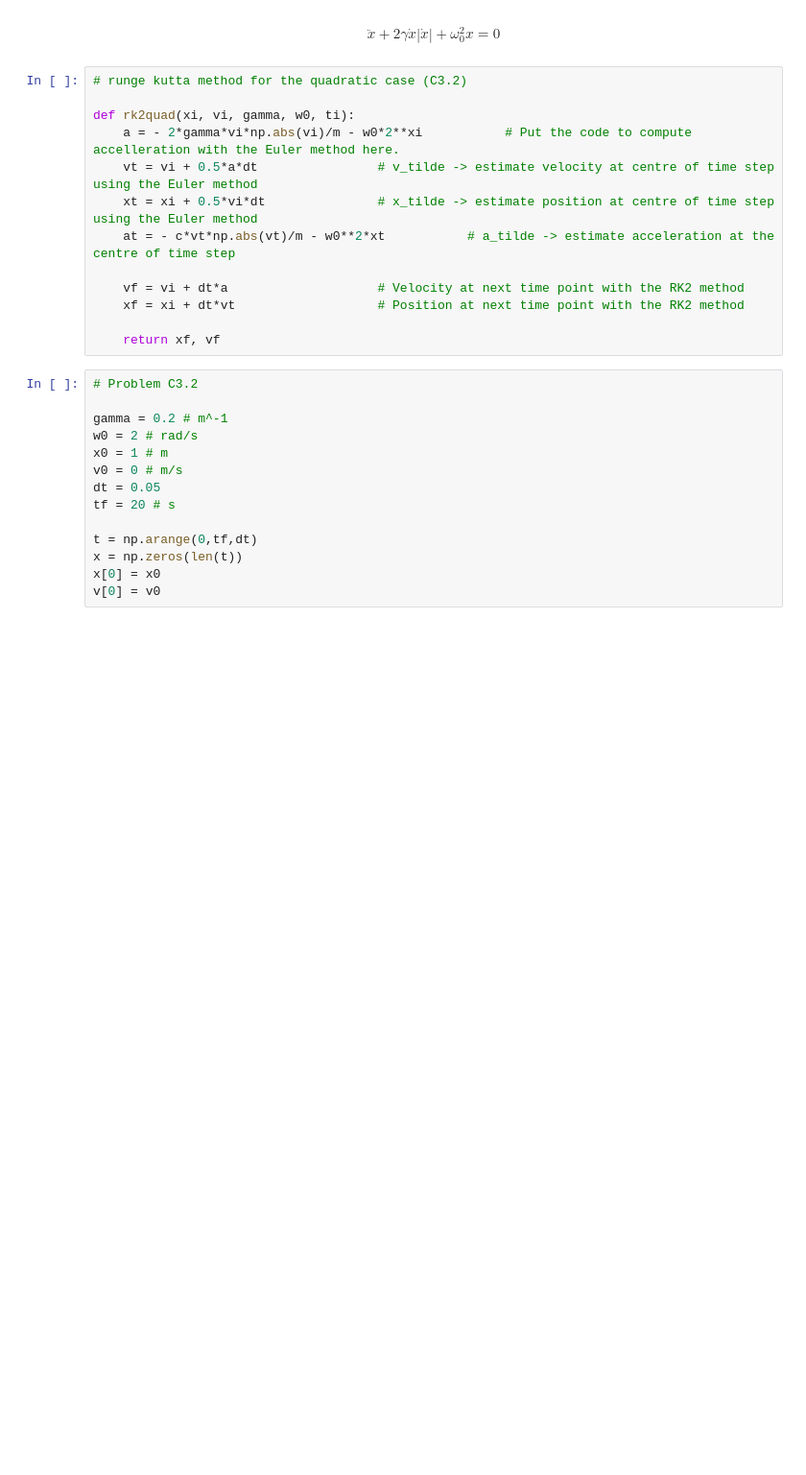
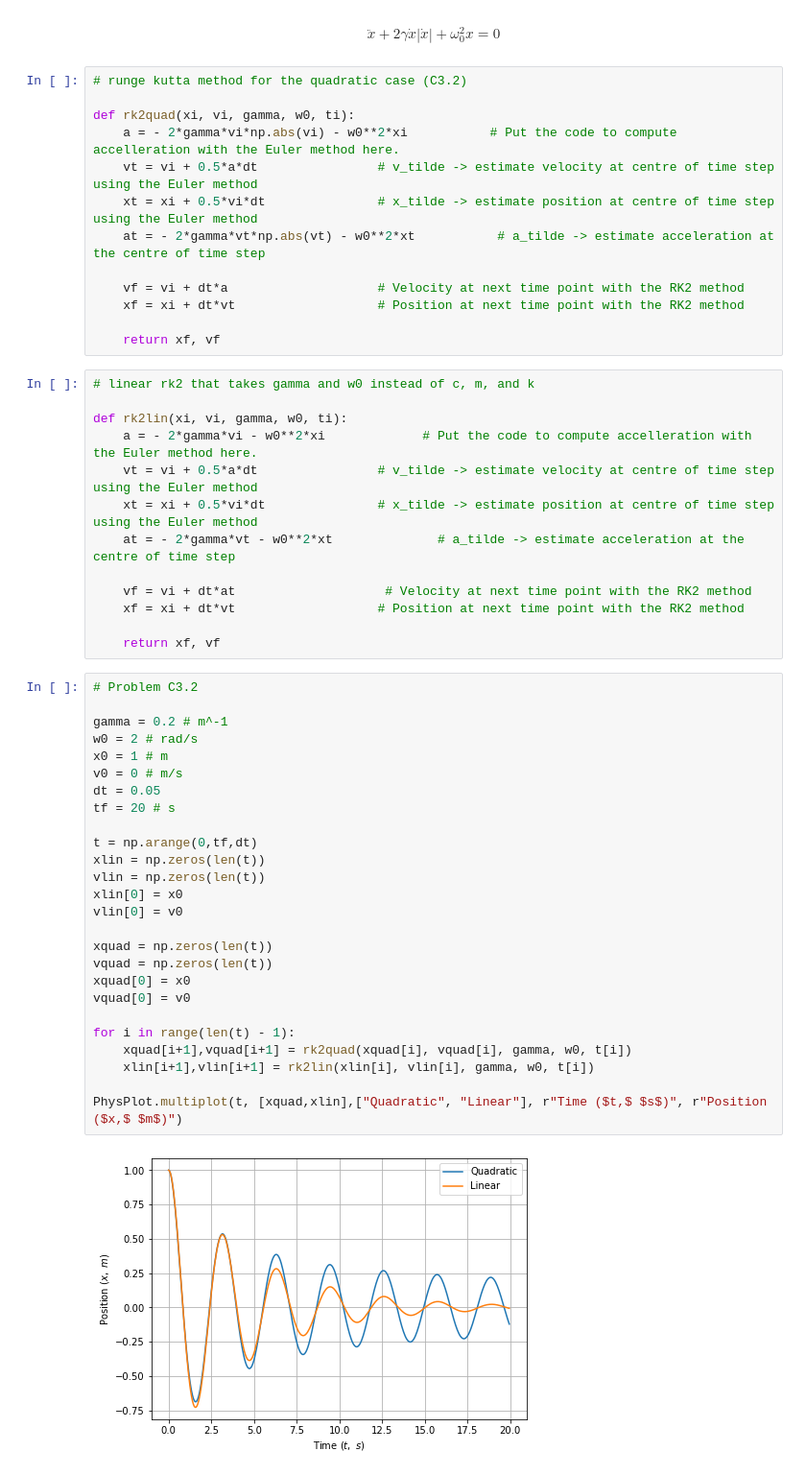
Before and after one commit to Youngposeidon/computational-mechanics-delivery, a Jupyter notebook: project2.ipynb, the cells around one changed output. Shown at 96% size. Cells and saved outputs as stored; diff of their text form; blank space fills up the shorter version.

```diff
--- a/project2.ipynb
+++ b/project2.ipynb
@@ -508,26 +502,53 @@ $$\ddot{x} + 2\gamma\dot{x}|\dot{x}| + \omega_0^2 x = 0$$
 # runge kutta method for the quadratic case (C3.2)
 
 def rk2quad(xi, vi, gamma, w0, ti):
-    a = - 2*gamma*vi*np.abs(vi)/m - w0*2**xi           # Put the code to compute accelleration with the Euler method here.
+    a = - 2*gamma*vi*np.abs(vi) - w0**2*xi           # Put the code to compute accelleration with the Euler method here.
     vt = vi + 0.5*a*dt                # v_tilde -> estimate velocity at centre of time step using the Euler method
     xt = xi + 0.5*vi*dt               # x_tilde -> estimate position at centre of time step using the Euler method
-    at = - c*vt*np.abs(vt)/m - w0**2*xt           # a_tilde -> estimate acceleration at the centre of time step
+    at = - 2*gamma*vt*np.abs(vt) - w0**2*xt           # a_tilde -> estimate acceleration at the centre of time step
 
     vf = vi + dt*a                    # Velocity at next time point with the RK2 method
     xf = xi + dt*vt                   # Position at next time point with the RK2 method
 
     return xf, vf
+# %%
+# linear rk2 that takes gamma and w0 instead of c, m, and k
+
+def rk2lin(xi, vi, gamma, w0, ti):
+    a = - 2*gamma*vi - w0**2*xi             # Put the code to compute accelleration with the Euler method here.
+    vt = vi + 0.5*a*dt                # v_tilde -> estimate velocity at centre of time step using the Euler method
+    xt = xi + 0.5*vi*dt               # x_tilde -> estimate position at centre of time step using the Euler method
+    at = - 2*gamma*vt - w0**2*xt              # a_tilde -> estimate acceleration at the centre of time step
+
+    vf = vi + dt*at                    # Velocity at next time point with the RK2 method
+    xf = xi + dt*vt                   # Position at next time point with the RK2 method
+
+    return xf, vf
 # %%
 # Problem C3.2
 
 gamma = 0.2 # m^-1
 w0 = 2 # rad/s
 x0 = 1 # m
 v0 = 0 # m/s
 dt = 0.05
 tf = 20 # s
 
 t = np.arange(0,tf,dt)
-x = np.zeros(len(t))
-x[0] = x0
-v[0] = v0
+xlin = np.zeros(len(t))
+vlin = np.zeros(len(t))
+xlin[0] = x0
+vlin[0] = v0
+
+xquad = np.zeros(len(t))
+vquad = np.zeros(len(t))
+xquad[0] = x0
+vquad[0] = v0
+
+for i in range(len(t) - 1):
+    xquad[i+1],vquad[i+1] = rk2quad(xquad[i], vquad[i], gamma, w0, t[i])
+    xlin[i+1],vlin[i+1] = rk2lin(xlin[i], vlin[i], gamma, w0, t[i])
+
+PhysPlot.multiplot(t, [xquad,xlin],["Quadratic", "Linear"], r"Time ($t,$ $s$)", r"Position ($x,$ $m$)")
+# %% [output]
+[figure, added]
```
Also changed, not shown: parts of 17 cells of this notebook.
